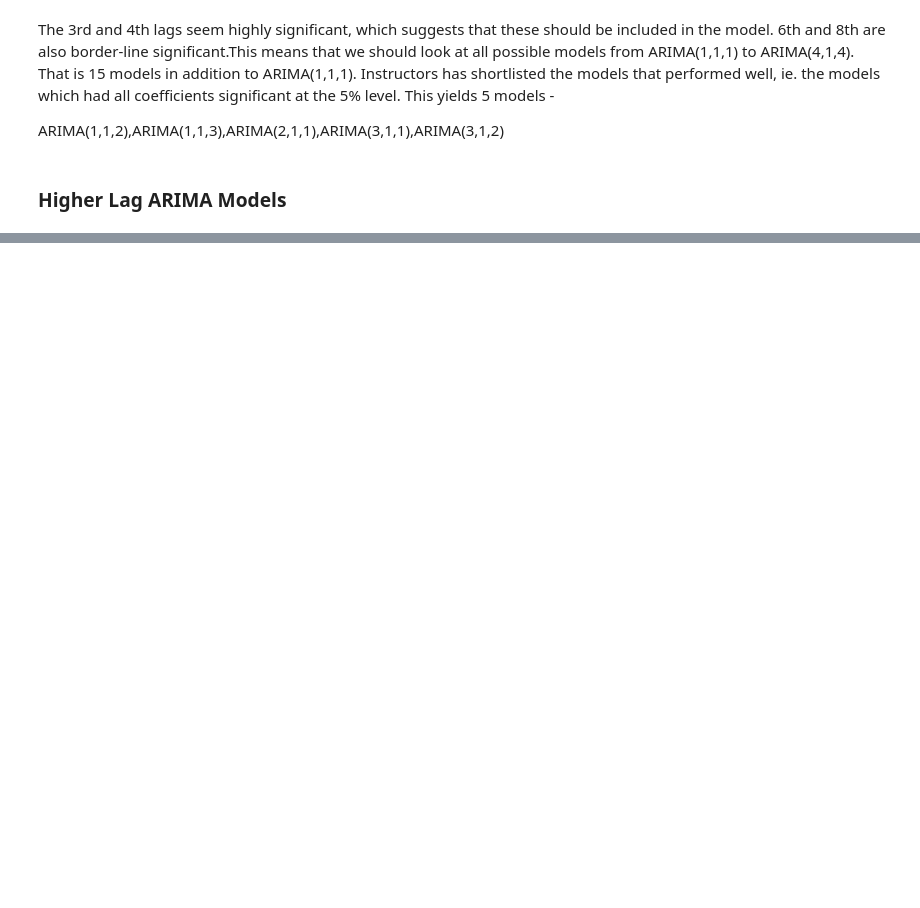
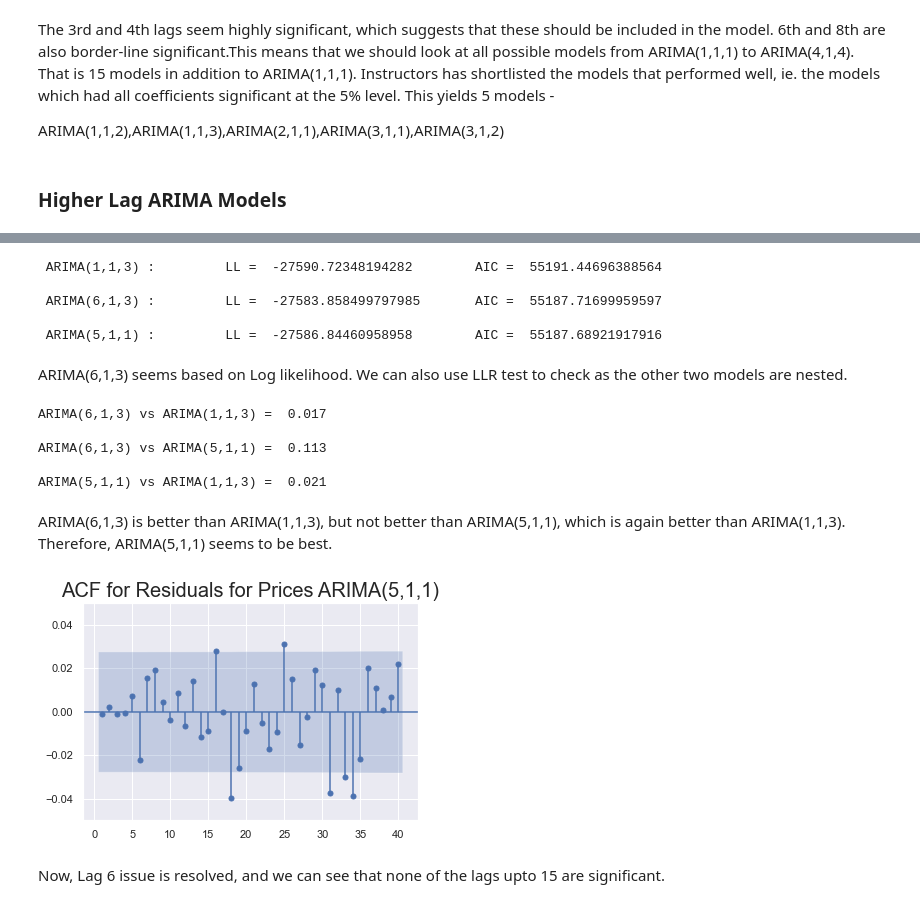
Before and after one commit to satyajitghosh/TimeSeriesAnalysis, a Jupyter notebook: DataRangerCourse/TS_lecture5.ipynb, the cells around one changed output, grey strips where cells are left out. Cells and saved outputs as stored; diff of their text form; code cells hidden in the pictures; blank space fills up the shorter version.

```diff
--- a/DataRangerCourse/TS_lecture5.ipynb
+++ b/DataRangerCourse/TS_lecture5.ipynb
@@ -109,0 +134,34 @@ print("\n ARIMA(3,1,2) : \tLL = ",results_ar_3_i_1_ma_2.llf,"\tAIC = ",results_a
+# %%
+print("\n ARIMA(1,1,3) : \tLL = ",results_ar_1_i_1_ma_3.llf,"\tAIC = ",results_ar_1_i_1_ma_3.aic)
+print("\n ARIMA(6,1,3) : \tLL = ",results_ar_6_i_1_ma_3.llf,"\tAIC = ",results_ar_6_i_1_ma_3.aic)
+print("\n ARIMA(5,1,1) : \tLL = ",results_ar_5_i_1_ma_1.llf,"\tAIC = ",results_ar_5_i_1_ma_1.aic)
+# %% [output]
+ ARIMA(1,1,3) :         LL =  -27590.72348194282        AIC =  55191.44696388564
+
+ ARIMA(6,1,3) :         LL =  -27583.858499797985       AIC =  55187.71699959597
+
+ ARIMA(5,1,1) :         LL =  -27586.84460958958        AIC =  55187.68921917916
+# %% [markdown]
+ARIMA(6,1,3) seems based on Log likelihood. We can also use LLR test to check as the other two models are nested.
+# %%
+print("\nARIMA(6,1,3) vs ARIMA(1,1,3) = ", LLR_test(model_ar_1_i_1_ma_3,model_ar_6_i_1_ma_3,DF=5))
+print("\nARIMA(6,1,3) vs ARIMA(5,1,1) = ", LLR_test(model_ar_5_i_1_ma_1,model_ar_6_i_1_ma_3,DF=3))
+print("\nARIMA(5,1,1) vs ARIMA(1,1,3) = ", LLR_test(model_ar_1_i_1_ma_3,model_ar_5_i_1_ma_1,DF=2))
+# %% [output]
+ARIMA(6,1,3) vs ARIMA(1,1,3) =  0.017
+
+ARIMA(6,1,3) vs ARIMA(5,1,1) =  0.113
+
+ARIMA(5,1,1) vs ARIMA(1,1,3) =  0.021
+# %% [markdown]
+ARIMA(6,1,3) is better than ARIMA(1,1,3), but not better than ARIMA(5,1,1), which is again better than ARIMA(1,1,3). Therefore, ARIMA(5,1,1) seems to be best.
+# %%
+df['res_ar_5_i_1_ma_1'] = results_ar_5_i_1_ma_1.resid
+sgt.plot_acf(df.res_ar_5_i_1_ma_1[1:],lags=40,zero=False)
+plt.title("ACF for Residuals for Prices ARIMA(5,1,1)",size =20)
+plt.ylim(-0.05,0.05)
+plt.show()
+# %% [output]
+[figure, added]
+# %% [markdown]
+Now, Lag 6 issue is resolved, and we can see that none of the lags upto 15 are significant.
```
Also changed, not shown: parts of 12 cells of this notebook, 1 other file.
